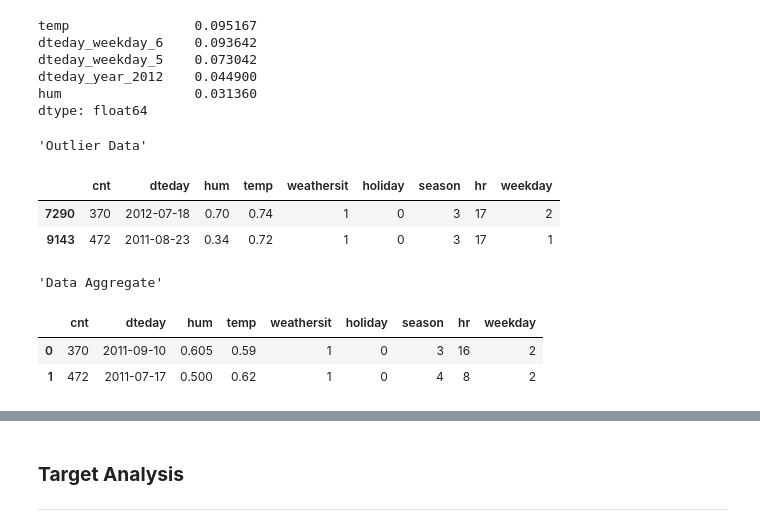
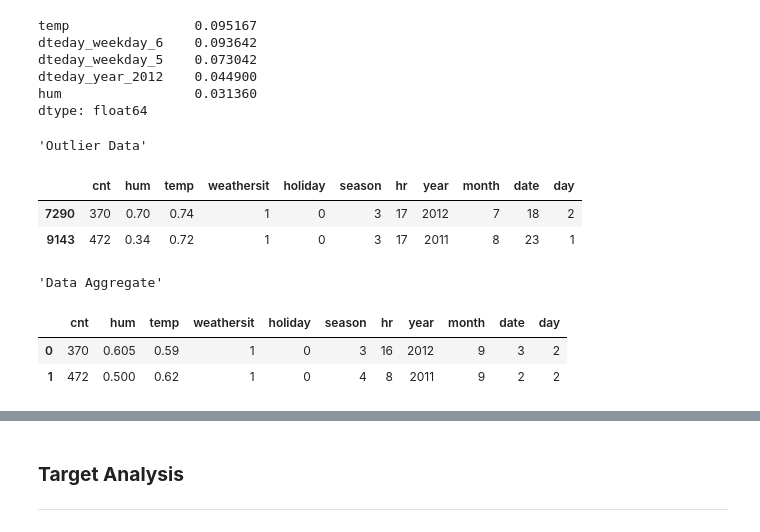
Before and after one commit to atthabrizi/JCDS-Capstone3, a Jupyter notebook: Bike Sharing ML.ipynb, the cells around one changed output, grey strips where cells are left out. Drawn from its saved outputs; the diff is of its cells as text; code cells hidden in the pictures.

```diff
--- a/Bike Sharing ML.ipynb
+++ b/Bike Sharing ML.ipynb
@@ -984,7 +976,10 @@ plt.show()
 outlier_index = list(test_data[test_data['Residual'] < -300].index)
 outlier_frame = test_data[test_data['Residual'] < -300].sort_index()
 outlier_frame['dteday'] = pd.to_datetime(outlier_frame['dteday'])
-outlier_frame['weekday'] = outlier_frame['dteday'].dt.dayofweek
+outlier_frame['day'] = outlier_frame['dteday'].dt.dayofweek
+outlier_frame['year'] = outlier_frame['dteday'].dt.year
+outlier_frame['month'] = outlier_frame['dteday'].dt.month
+outlier_frame['date'] = outlier_frame['dteday'].dt.day
 outlier_idx = list(outlier_frame.index)
 outlier_frame
 # %% [output]
@@ -994,16 +989,22 @@ outlier_frame
 # %%
 outlier_similar = df_model[df_model['cnt'].isin(outlier_frame['cnt'])].sort_values(by='cnt')
 outlier_similar['dteday'] = pd.to_datetime(outlier_similar['dteday'])
-outlier_similar['weekday'] = outlier_similar['dteday'].dt.dayofweek
+outlier_similar['day'] = outlier_similar['dteday'].dt.dayofweek
+outlier_similar['year'] = outlier_similar['dteday'].dt.year
+outlier_similar['month'] = outlier_similar['dteday'].dt.month
+outlier_similar['date'] = outlier_similar['dteday'].dt.day
+outlier_similar.drop(columns='dteday',inplace=True)
 outlier_aggregate = outlier_similar.groupby('cnt').agg({
-'dteday':lambda x: x.mode().iloc[0],
 'hum': 'mean',
 'temp': 'mean',
 'weathersit': lambda x: x.mode().iloc[0],
 'holiday': lambda x: x.mode().iloc[0],
 'season': lambda x: x.mode().iloc[0],
 'hr': lambda x: x.mode().iloc[0],
-'weekday': lambda x: x.mode().iloc[0] }).reset_index()
+'year': lambda x: x.mode().iloc[0],
+'month': lambda x: x.mode().iloc[0],
+'date': lambda x: x.mode().iloc[0],
+'day': lambda x: x.mode().iloc[0] }).reset_index()
 # %%
 print('Top 5 Features')
 feature_importances[-5:].sort_values(ascending=False)
@@ -1018,15 +1019,16 @@ dtype: float64
 # %%
 display(
 ('Outlier Data'),
-outlier_frame[['cnt','dteday','hum', 'temp', 'weathersit', 'holiday', 'season', 'hr', 'weekday']],
+outlier_frame[['cnt', 'hum', 'temp', 'weathersit', 'holiday', 'season', 'hr', 'year',
+       'month', 'date', 'day']],
 ('Data Aggregate'),
 outlier_aggregate)
 # %% [output]
 'Outlier Data'
-|  | cnt | dteday | hum | temp | weathersit | holiday | season | hr | weekday |
-| 7290 | 370 | 2012-07-18 | 0.70 | 0.74 | 1 | 0 | 3 | 17 | 2 |
-| 9143 | 472 | 2011-08-23 | 0.34 | 0.72 | 1 | 0 | 3 | 17 | 1 |
+|  | cnt | hum | temp | weathersit | holiday | season | hr | year | month | date | day |
+| 7290 | 370 | 0.70 | 0.74 | 1 | 0 | 3 | 17 | 2012 | 7 | 18 | 2 |
+| 9143 | 472 | 0.34 | 0.72 | 1 | 0 | 3 | 17 | 2011 | 8 | 23 | 1 |
 'Data Aggregate'
-|  | cnt | dteday | hum | temp | weathersit | holiday | season | hr | weekday |
-| 0 | 370 | 2011-09-10 | 0.605 | 0.59 | 1 | 0 | 3 | 16 | 2 |
-| 1 | 472 | 2011-07-17 | 0.500 | 0.62 | 1 | 0 | 4 | 8 | 2 |
+|  | cnt | hum | temp | weathersit | holiday | season | hr | year | month | date | day |
+| 0 | 370 | 0.605 | 0.59 | 1 | 0 | 3 | 16 | 2012 | 9 | 3 | 2 |
+| 1 | 472 | 0.500 | 0.62 | 1 | 0 | 4 | 8 | 2011 | 9 | 2 | 2 |
```
Also changed, not shown: parts of 11 cells of this notebook, 8 other files.
